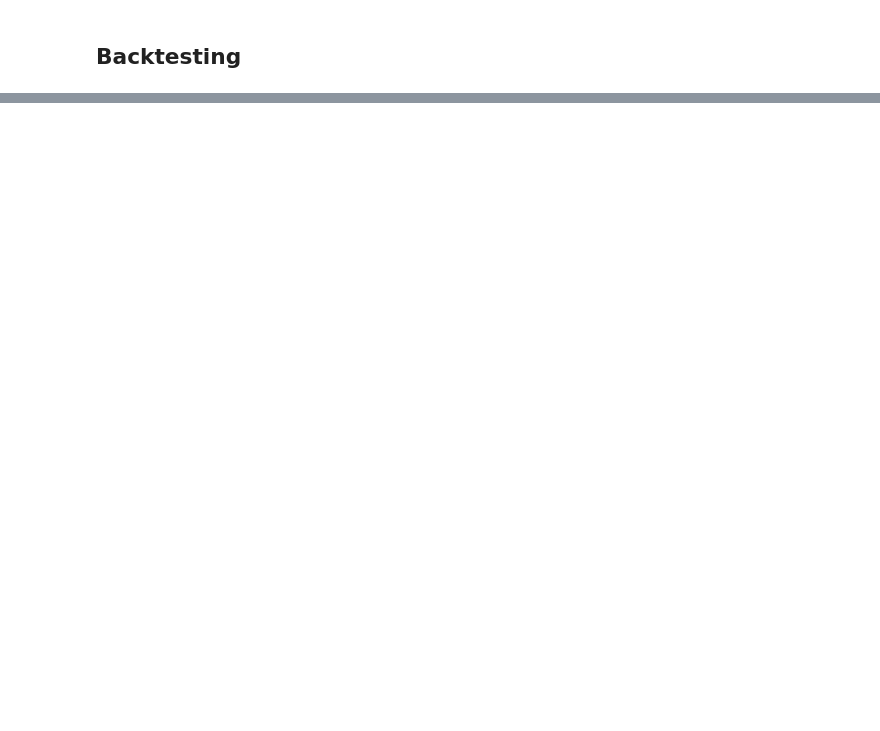
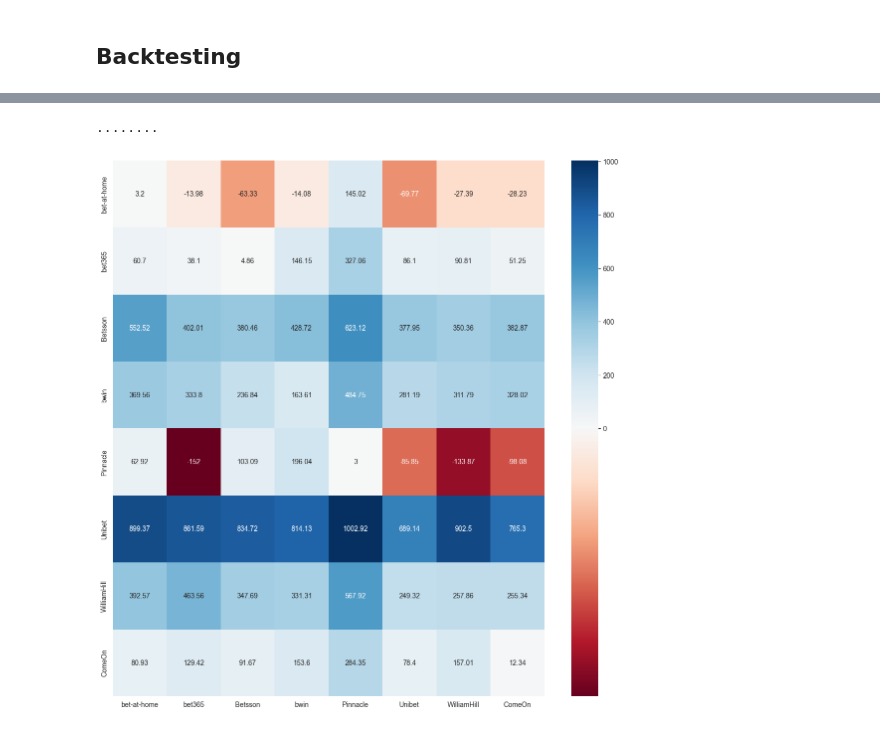
Before and after one commit to MatejFrnka/ScalableML-project, a Jupyter notebook: test.ipynb, the cells around one changed output, grey strips where cells are left out. Drawn from its saved outputs; the diff is of its cells as text; code cells hidden in the pictures; blank space fills up the shorter version.

```diff
--- a/test.ipynb
+++ b/test.ipynb
@@ -934,0 +572,11 @@ fig.show()
+# %%
+open_percentage = Games(data_df["HO_Pinnacle"].array,
+                        data_df["DO_Pinnacle"].array,
+                        data_df["AO_Pinnacle"].array)
+
+close_percentage = Games(data_df["HC_Pinnacle"].array,
+                         data_df["DC_Pinnacle"].array,
+                         data_df["AC_Pinnacle"].array)
+buy_sig = generate_buy_signals(open_percentage, close_percentage)
+
+evaluate_buy_signals(data_df["FTHG"].array, data_df["FTAG"].array, open_percentage.get_odds(), buy_sig)
@@ -934,0 +607,36 @@ fig.show()
+# %%
+
+
+bet_names = ["bet-at-home", "bet365", "Betsson", "bwin", "Pinnacle", "Unibet", "WilliamHill", "ComeOn"]
+prefix = "O"
+
+bet_odds = [Games(
+    data_df[f"H{prefix}_{name}"],
+    data_df[f"D{prefix}_{name}"],
+    data_df[f"A{prefix}_{name}"]) for name in bet_names]
+
+
+def betting_heatmap(home_goals, away_goals, bet_odds, margin=0):
+    res = np.zeros((len(bet_names), len(bet_names)))
+    for i, betting_site in enumerate(bet_odds):
+        for q, truth in enumerate(bet_odds):
+            buy_sig = generate_buy_signals(betting_site, truth.get_normalized(), margin)
+            res[i][q] = round(evaluate_buy_signals(home_goals, away_goals, betting_site.get_odds(), buy_sig)['roi'], 2)
+        print(".", end="")
+
+    plt.figure(figsize=(14, 14))
+
+    vcenter = 0
+    vmin, vmax = np.amin(res), np.amax(res)
+
+    normalize = matplotlib.colors.TwoSlopeNorm(vcenter=vcenter, vmin=vmin, vmax=vmax)
+    colormap = matplotlib.cm.RdBu
+
+    ax = sns.heatmap(res, annot=True, xticklabels=bet_names, yticklabels=bet_names, fmt='g', cmap=colormap,
+                     norm=normalize)
+
+
+betting_heatmap(data_df["FTHG"].array, data_df["FTAG"].array, bet_odds, 0.03)
+# %% [output]
+........
+[figure, added]
```
Also changed, not shown: parts of 62 cells of this notebook, 1 other file.
